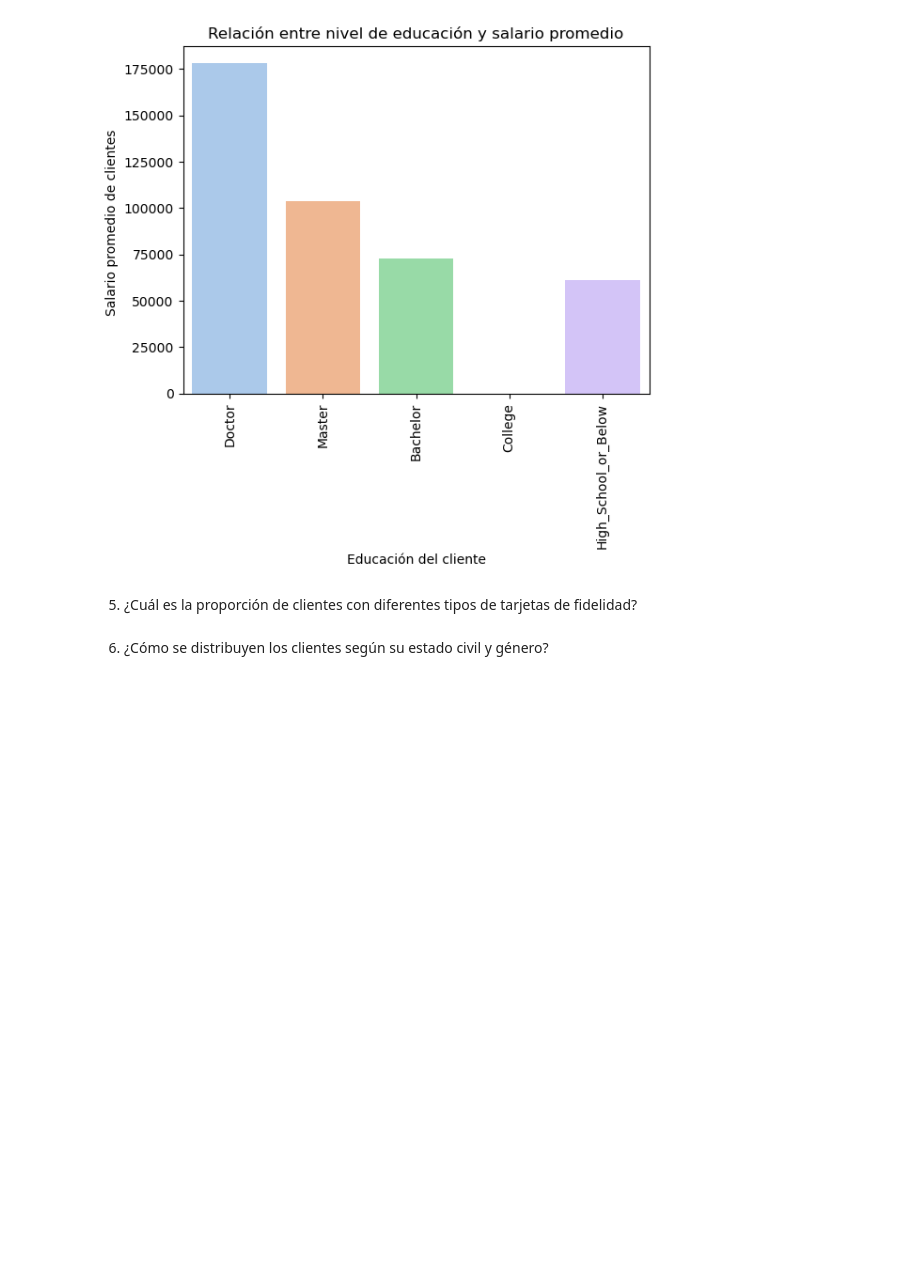
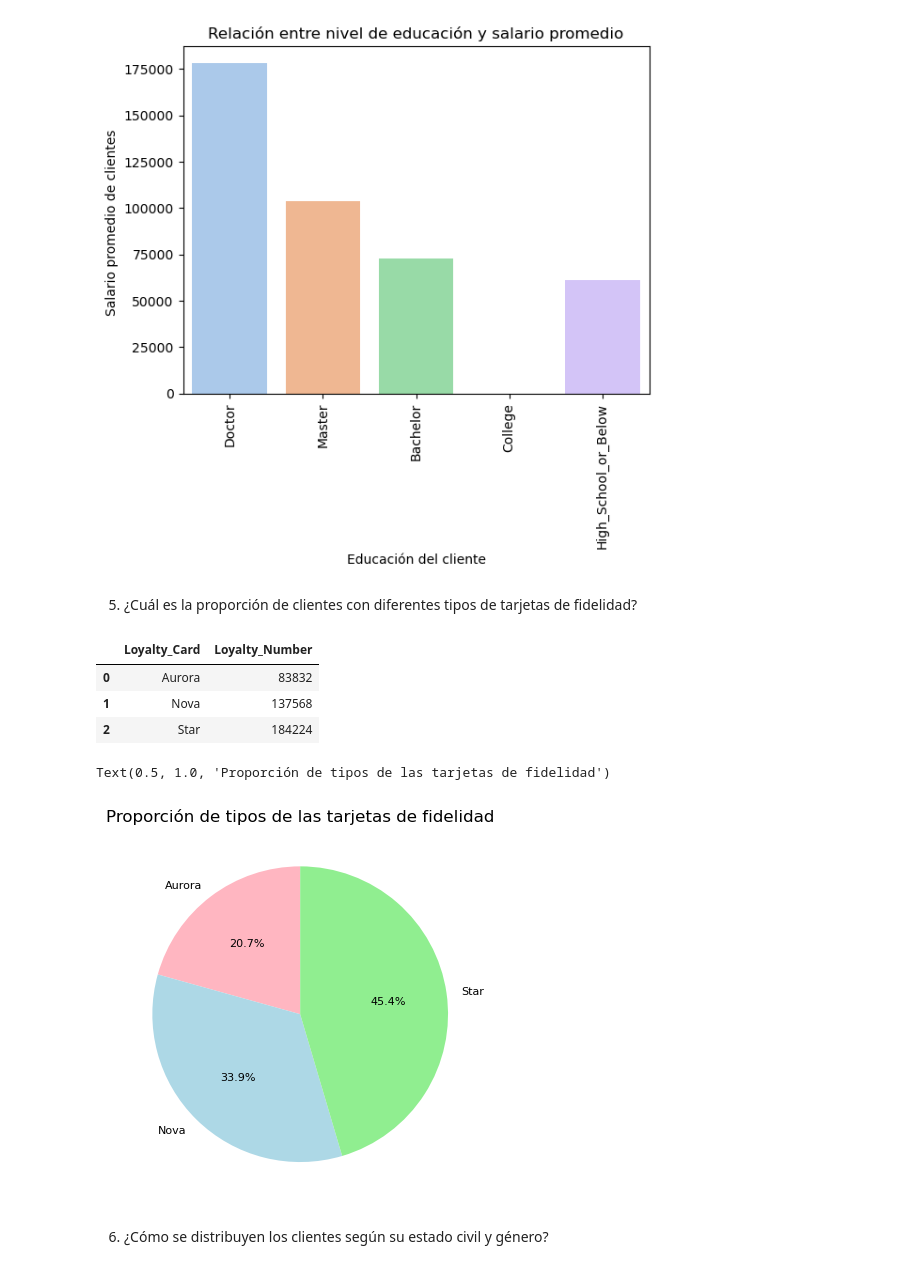
Before and after one commit to Adalab/bda-modulo-3-evaluacion-final-BiancaGemarR, a Jupyter notebook: visualizacion2.0_evaluacion.ipynb, the cells around one changed output. Saved outputs shown, nothing was run; the diff lists cells and outputs as text; code cells hidden in the pictures; blank space fills up the shorter version.

```diff
--- a/visualizacion2.0_evaluacion.ipynb
+++ b/visualizacion2.0_evaluacion.ipynb
@@ -207,3 +207,23 @@ plt.title("Relación entre nivel de educación y salario promedio");
 #el insituto o estan por debajo. No tenemos datos de 'College' porque puede ser que sean estudiantes y todavía no cobren mensualmente.
 # %% [markdown]
 5. ¿Cuál es la proporción de clientes con diferentes tipos de tarjetas de fidelidad?
+# %%
+df_fidelidad = df_merged.groupby('Loyalty_Card')['Loyalty_Number'].count().reset_index()
+df_fidelidad
+# %% [output]
+|  | Loyalty_Card | Loyalty_Number |
+| 0 | Aurora | 83832 |
+| 1 | Nova | 137568 |
+| 2 | Star | 184224 |
+# %%
+colores = ['lightpink', 'lightblue', 'lightgreen']
+plt.pie("Loyalty_Number", labels= "Loyalty_Card",
+        data = df_fidelidad,
+        autopct=  '%1.1f%%',
+        colors = colores,
+        textprops={'fontsize': 8},
+        startangle=90);
+plt.title("Proporción de tipos de las tarjetas de fidelidad")
+# %% [output]
+Text(0.5, 1.0, 'Proporción de tipos de las tarjetas de fidelidad')
+[figure, added]
```
Also changed, not shown: parts of 4 cells of this notebook.
